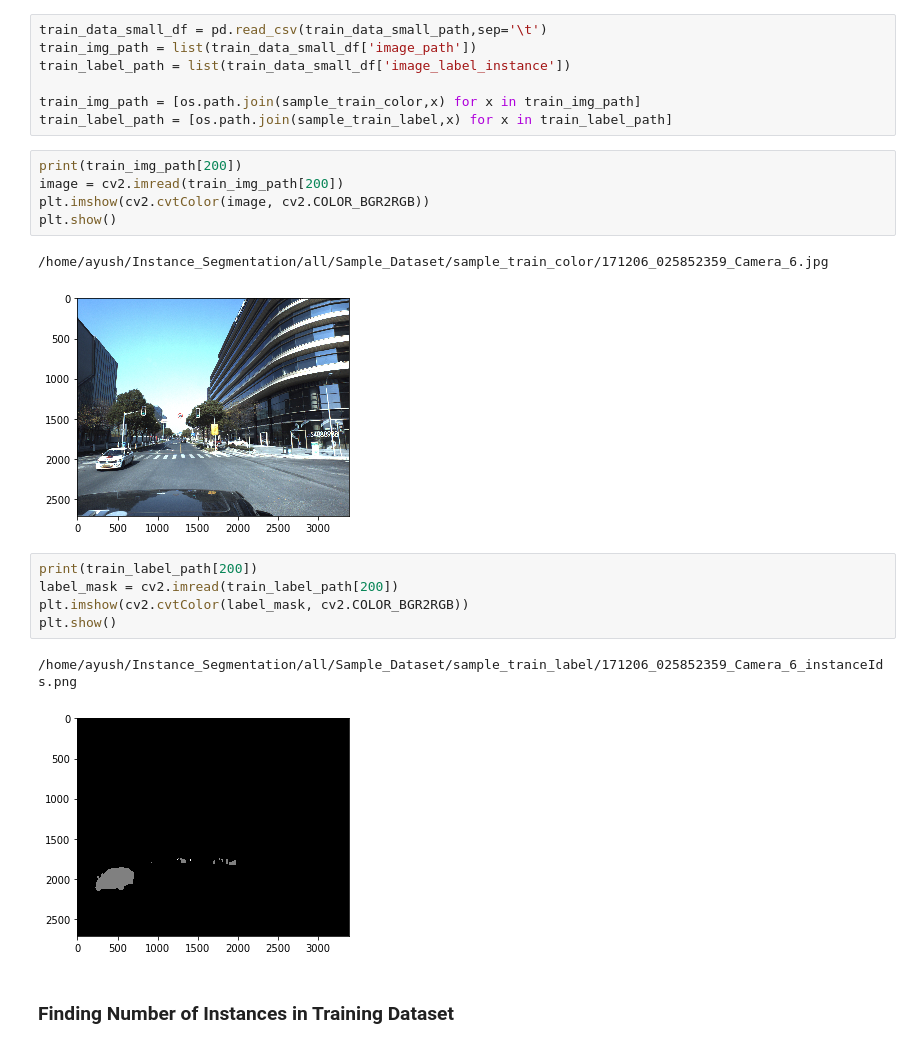
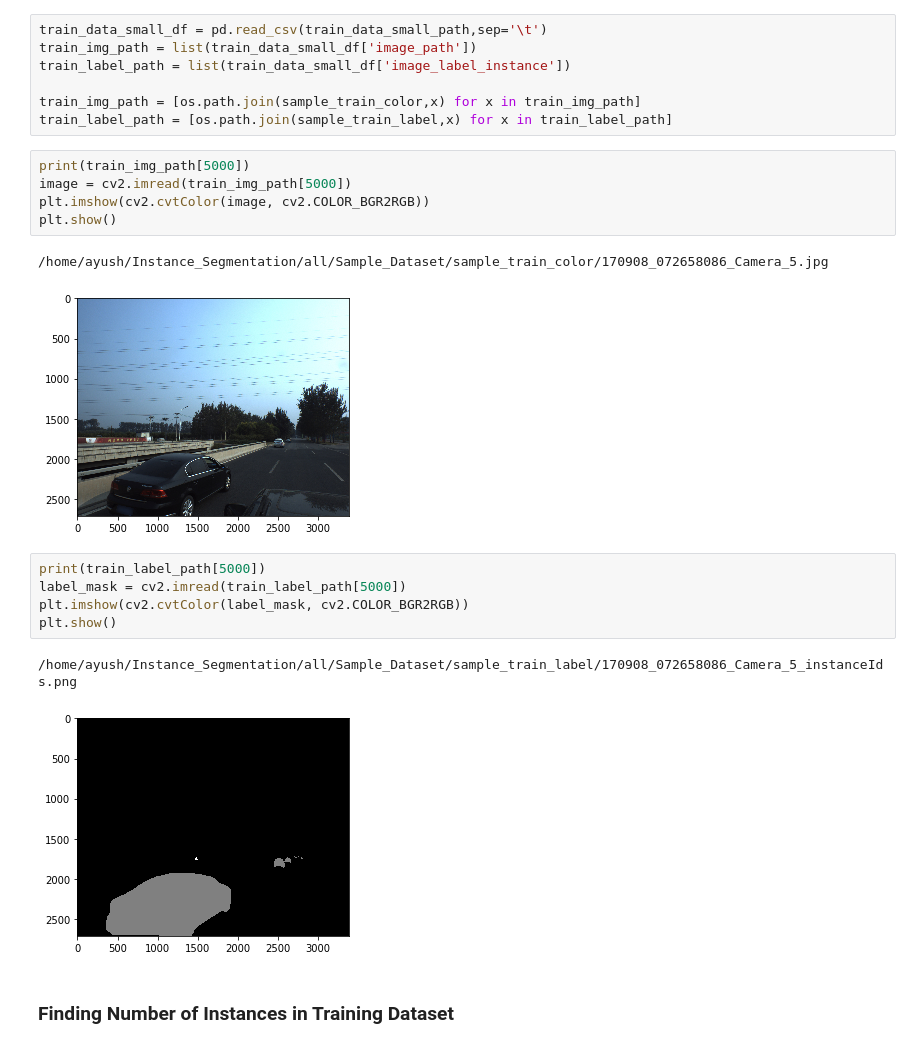
Before and after one commit to rayush7/CVPR-2018-WAD-Video-Segmentation-Challenge, a Jupyter notebook: Analyze_Dataset.ipynb, the cells around one changed output. Drawn from its saved outputs; the diff is of its cells as text.

Commit message:
uploaded Analyzed Dataset for New Dataset

```diff
--- a/Analyze_Dataset.ipynb
+++ b/Analyze_Dataset.ipynb
@@ -69,21 +69,21 @@ train_label_path = list(train_data_small_df['image_label_instance'])
 train_img_path = [os.path.join(sample_train_color,x) for x in train_img_path]
 train_label_path = [os.path.join(sample_train_label,x) for x in train_label_path]
 # %%
-print(train_img_path[200])
-image = cv2.imread(train_img_path[200])
+print(train_img_path[5000])
+image = cv2.imread(train_img_path[5000])
 plt.imshow(cv2.cvtColor(image, cv2.COLOR_BGR2RGB))
 plt.show()
 # %% [output]
-/home/ayush/Instance_Segmentation/all/Sample_Dataset/sample_train_color/171206_025852359_Camera_6.jpg
+/home/ayush/Instance_Segmentation/all/Sample_Dataset/sample_train_color/170908_072658086_Camera_5.jpg
-[figure, old version]
+[figure, new version]
 # %%
-print(train_label_path[200])
-label_mask = cv2.imread(train_label_path[200])
+print(train_label_path[5000])
+label_mask = cv2.imread(train_label_path[5000])
 plt.imshow(cv2.cvtColor(label_mask, cv2.COLOR_BGR2RGB))
 plt.show()
 # %% [output]
-/home/ayush/Instance_Segmentation/all/Sample_Dataset/sample_train_label/171206_025852359_Camera_6_instanceIds.png
+/home/ayush/Instance_Segmentation/all/Sample_Dataset/sample_train_label/170908_072658086_Camera_5_instanceIds.png
-[figure, old version]
+[figure, new version]
 # %% [markdown]
 ### Finding Number of Instances in Training Dataset
 # %%
```
Also changed, not shown: parts of 2 cells of this notebook.
